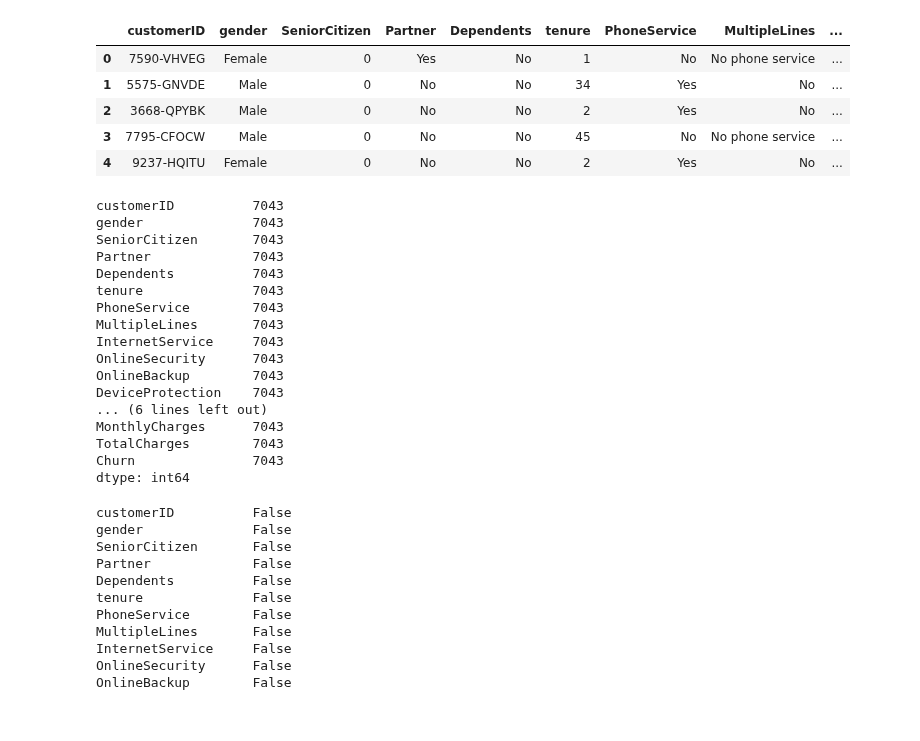
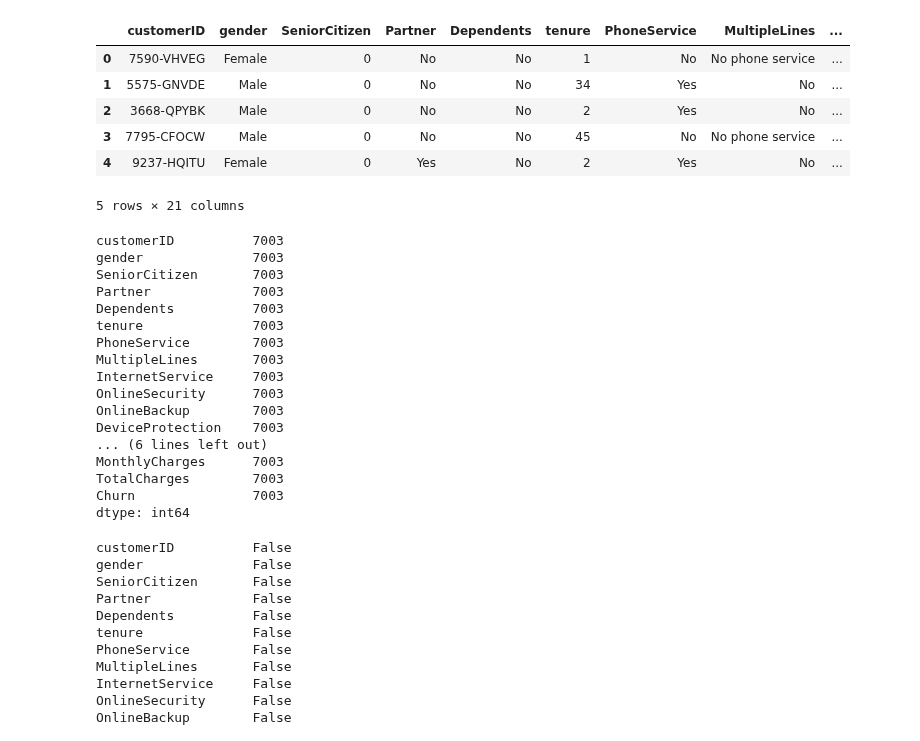
Before and after one commit to NeelPatel2548/APS-Subject-Work, a Jupyter notebook: Telco Customer Churn/datafiles/telcoAssWork_UnstableWork.ipynb, the cells around one changed output. Drawn from its saved outputs; the diff is of its cells as text; code cells hidden in the pictures.

```diff
--- a/Telco Customer Churn/datafiles/telcoAssWork_UnstableWork.ipynb
+++ b/Telco Customer Churn/datafiles/telcoAssWork_UnstableWork.ipynb
@@ -9,35 +9,36 @@ from sklearn.metrics import (accuracy_score, precision_score, recall_score,
 import matplotlib.pyplot as plt
 import seaborn as sns
 # %%
-df = pd.read_csv("D:\BDA 20\APS-Subject-Work\Telco Customer Churn\dataset\customer_churn.csv")
+df = pd.read_csv("D:\BDA 20\APS-Subject-Work\Telco Customer Churn\dataset\customer_churn_unstable.csv")
 # print("Shape of data:", df.shape)
 df.head()
 # %% [output]
 |  | customerID | gender | SeniorCitizen | Partner | Dependents | tenure | PhoneService | MultipleLines | ... |
-| 0 | 7590-VHVEG | Female | 0 | Yes | No | 1 | No | No phone service | ... |
+| 0 | 7590-VHVEG | Female | 0 | No | No | 1 | No | No phone service | ... |
 | 1 | 5575-GNVDE | Male | 0 | No | No | 34 | Yes | No | ... |
 | 2 | 3668-QPYBK | Male | 0 | No | No | 2 | Yes | No | ... |
 | 3 | 7795-CFOCW | Male | 0 | No | No | 45 | No | No phone service | ... |
-| 4 | 9237-HQITU | Female | 0 | No | No | 2 | Yes | No | ... |
+| 4 | 9237-HQITU | Female | 0 | Yes | No | 2 | Yes | No | ... |
+5 rows × 21 columns
 # %%
 df.isnull().count()
 # %% [output]
-customerID          7043
-gender              7043
-SeniorCitizen       7043
-Partner             7043
-Dependents          7043
-tenure              7043
-PhoneService        7043
-MultipleLines       7043
-InternetService     7043
-OnlineSecurity      7043
-OnlineBackup        7043
-DeviceProtection    7043
+customerID          7003
+gender              7003
+SeniorCitizen       7003
+Partner             7003
+Dependents          7003
+tenure              7003
+PhoneService        7003
+MultipleLines       7003
+InternetService     7003
+OnlineSecurity      7003
+OnlineBackup        7003
+DeviceProtection    7003
 ... (6 lines left out)
-MonthlyCharges      7043
-TotalCharges        7043
-Churn               7043
+MonthlyCharges      7003
+TotalCharges        7003
+Churn               7003
 dtype: int64
 # %%
 df.isna().any()
```
Also changed, not shown: parts of 8 cells of this notebook, 1 other file.
